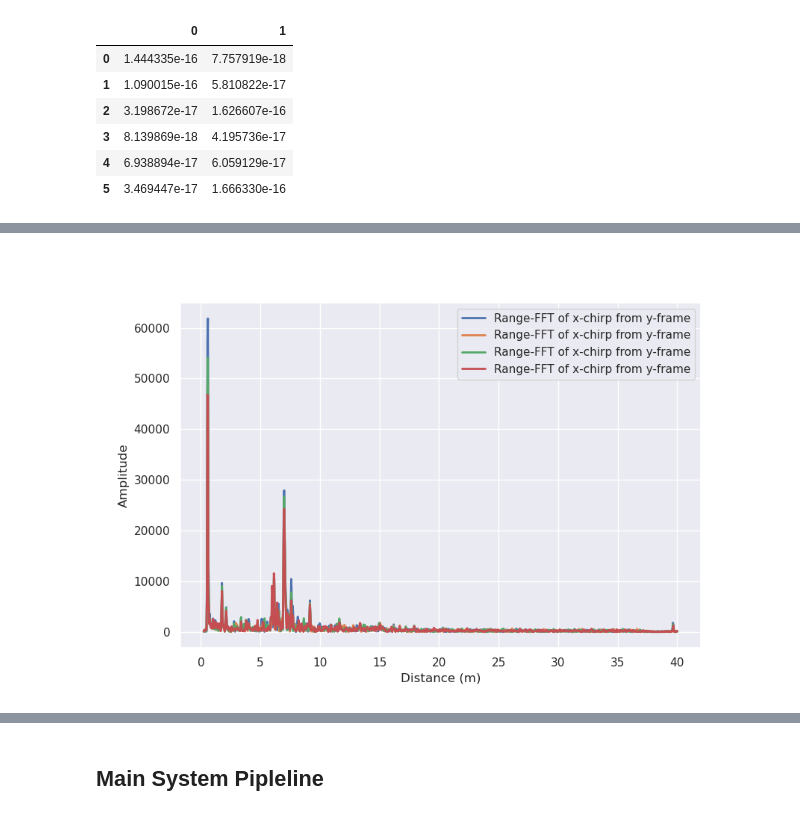
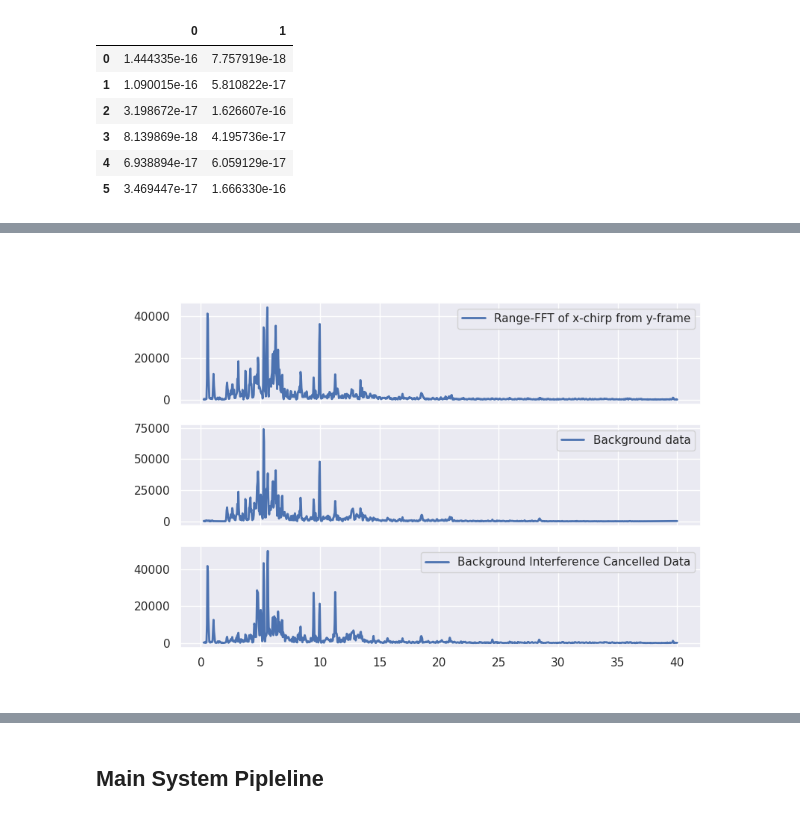
Before and after one commit to Muaz231/FluID-Python, a Jupyter notebook: FluidID_clean.ipynb, the cells around one changed output, grey strips where cells are left out. Saved outputs shown, nothing was run; the diff lists cells and outputs as text; code cells hidden in the pictures.

```diff
--- a/FluidID_clean.ipynb
+++ b/FluidID_clean.ipynb
@@ -106,7 +106,16 @@ def InterferenceCancellation(data, bk_data, framecfg = FrameConfig()):
     # This function just subtracts the background interference from the data
     # @data: target data + background data
     # @bk_data: background data
-    clean_data = np.fft.ifft(np.fft.fft(data,n=framecfg.numRangeBins)-np.fft.fft(bk_data,n=framecfg.numRangeBins))
+    data_fft = np.fft.fft(data,n=framecfg.numRangeBins)
+    data_mag = np.abs(data_fft)
+    data_phase = np.angle(data_fft)
+
+    bk_fft = np.fft.fft(bk_data,n=framecfg.numRangeBins)
+    bk_mag = np.abs(bk_fft)
+    bk_ang = np.angle(bk_fft)
+
+
+    clean_data = np.fft.ifft(data_fft-bk_fft,n=framecfg.numADCSamples)
     return clean_data
 # %% [markdown]
 Function to compute Doppler FFT
@@ -567,19 +635,26 @@ f_axis = np.linspace(0,cfg.SAMPLE_RATE*1e3,cfg.ADC_SAMPLES)
 # %%
 freq2time = cfg.FREQ_SLOPE * 1e12
 freq2range_factor = 3e8/(2*cfg.FREQ_SLOPE*1e12)
 
 range_axis = f_axis * freq2range_factor
 ToF_axis = f_axis/freq2time
 
-plt.figure("Range-FFT", figsize=(9,6),clear=True)
+# plt.plot("Range-FFT", figsize=(9,6),clear=True)
+fig, axes = plt.subplots(3,1,sharex=True,figsize=(9,6),)
 # plt.sca(axs[0])
-plt.plot(range_axis[(range_axis > 0.20) & (range_axis < 40)], np.abs(range_fft.T)[(range_axis > 0.20) & (range_axis < 40),:],linewidth=2,label='Range-FFT of x-chirp from y-frame')
-plt.xlabel('Distance (m)')
-plt.ylabel('Amplitude')
-mplcursors.cursor(plt.gca(), multiple=True)
-plt.gca().legend()
+axes[0].plot(range_axis[(range_axis > 0.20) & (range_axis < 40)], np.abs(range_fft.T)[(range_axis > 0.20) & (range_axis < 40),0],linewidth=2,label='Range-FFT of x-chirp from y-frame')
+axes[1].plot(range_axis[(range_axis > 0.20) & (range_axis < 40)], np.abs(bk_fft.T)[(range_axis > 0.20) & (range_axis < 40),0],linewidth=2,label='Background data')
+axes[2].plot(range_axis[(range_axis > 0.20) & (range_axis < 40)], np.abs(sub_data.T)[(range_axis > 0.20) & (range_axis < 40),0],linewidth=2,label='Background Interference Cancelled Data')
+# plt.xlabel('Distance (m)')
+# plt.ylabel('Amplitude')
+mplcursors.cursor(axes, multiple=True)
+# mplcursors.cursor(plt.gca(), multiple=True)
+# plt.gca().legend()
 # plt.minorticks_on()
 # plt.grid(True, which = "both")
+axes[0].legend()
+axes[1].legend()
+axes[2].legend()
 plt.show()
 # %% [output]
-[figure, old version]
+[figure, new version]
```
Also changed, not shown: parts of 9 cells of this notebook.
